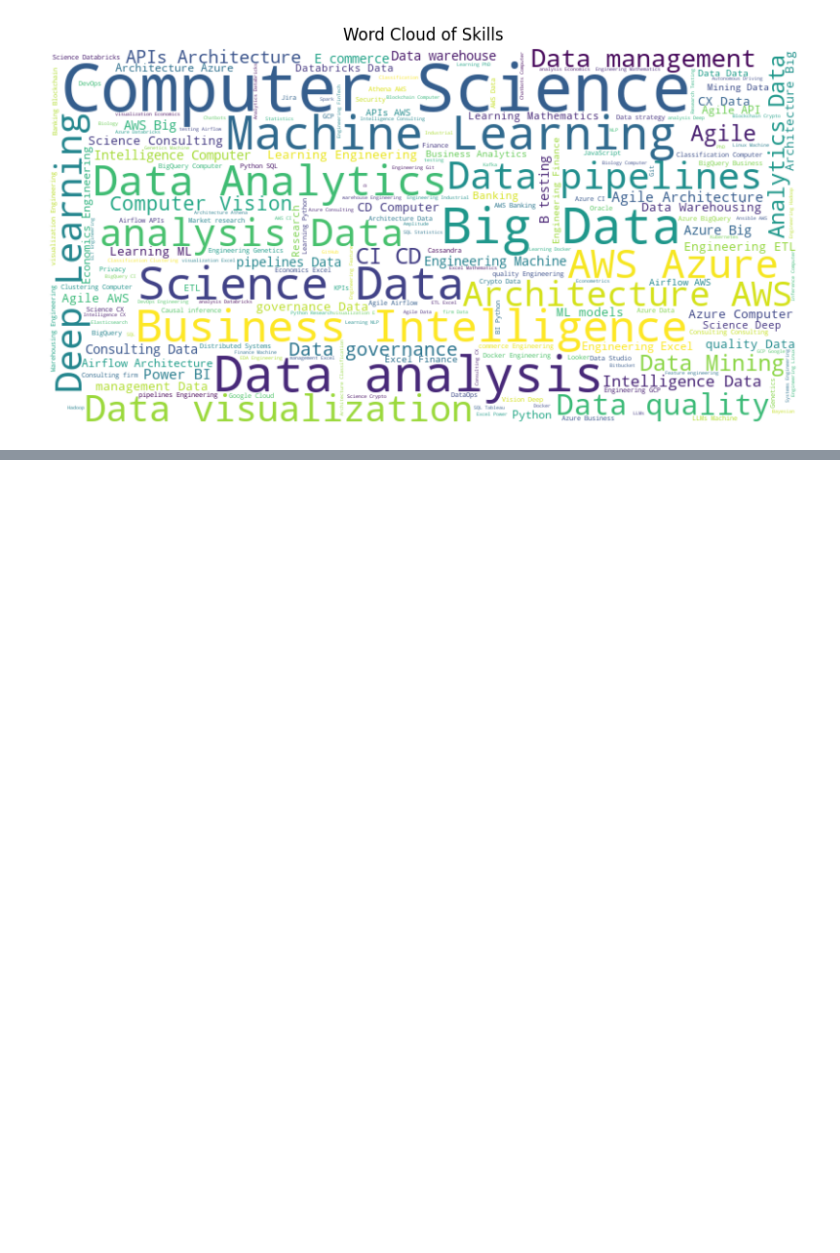
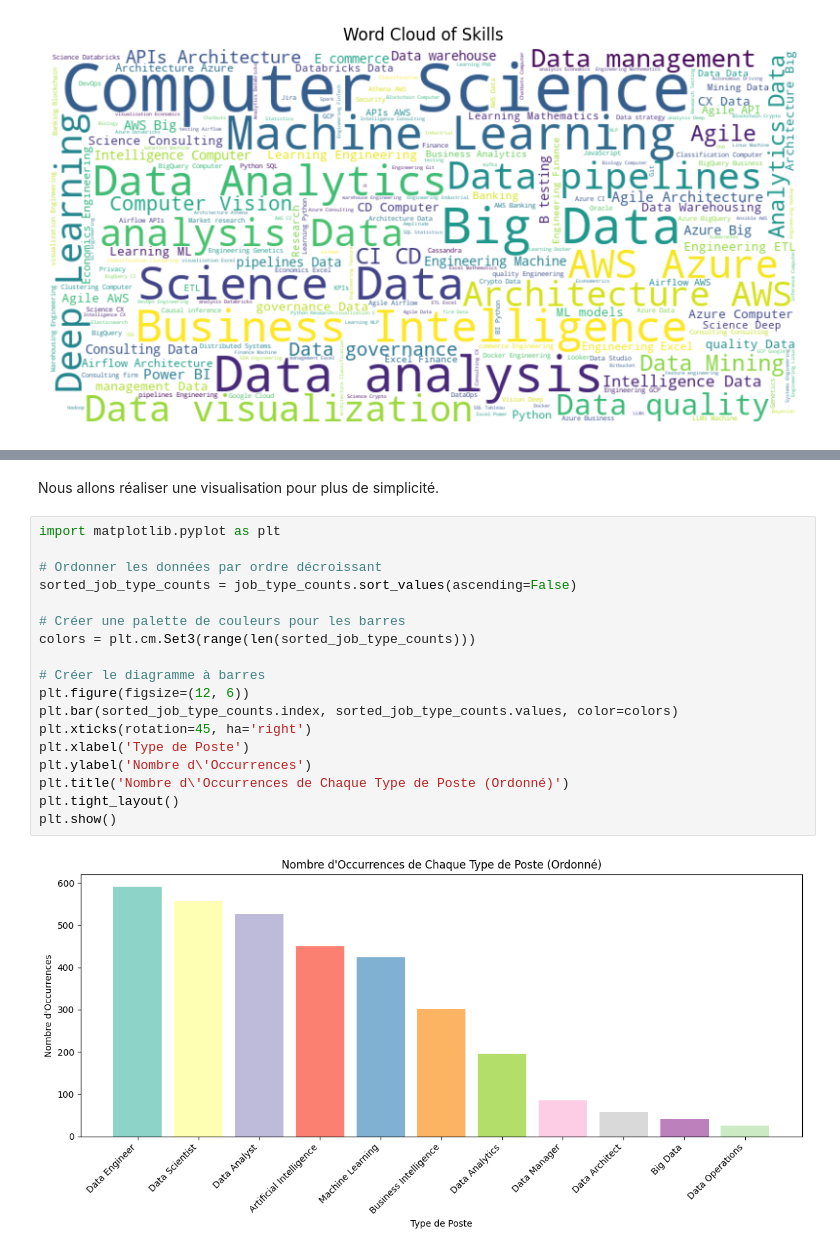
Before and after one commit to Hammilidi/Jobs, a Jupyter notebook: Jobs_Analysis.ipynb, the cells around one changed output, grey strips where cells are left out. Saved outputs shown, nothing was run; the diff lists cells and outputs as text; blank space fills up the shorter version.

```diff
--- a/Jobs_Analysis.ipynb
+++ b/Jobs_Analysis.ipynb
@@ -933,0 +1023,22 @@ Le travail à temps plein(full time) est le plus répandu, donc le plus demandé
+# %% [markdown]
+Nous allons réaliser une visualisation pour plus de simplicité.
+# %%
+import matplotlib.pyplot as plt
+
+# Ordonner les données par ordre décroissant
+sorted_job_type_counts = job_type_counts.sort_values(ascending=False)
+
+# Créer une palette de couleurs pour les barres
+colors = plt.cm.Set3(range(len(sorted_job_type_counts)))
+
+# Créer le diagramme à barres
+plt.figure(figsize=(12, 6))
+plt.bar(sorted_job_type_counts.index, sorted_job_type_counts.values, color=colors)
+plt.xticks(rotation=45, ha='right')
+plt.xlabel('Type de Poste')
+plt.ylabel('Nombre d\'Occurrences')
+plt.title('Nombre d\'Occurrences de Chaque Type de Poste (Ordonné)')
+plt.tight_layout()
+plt.show()
+# %% [output]
+[figure, added]
```
Also changed, not shown: parts of 14 cells of this notebook.
